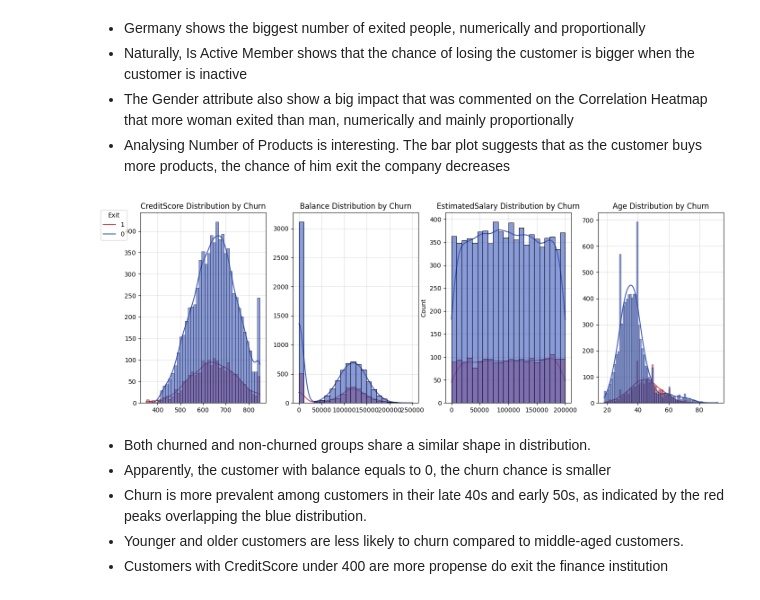
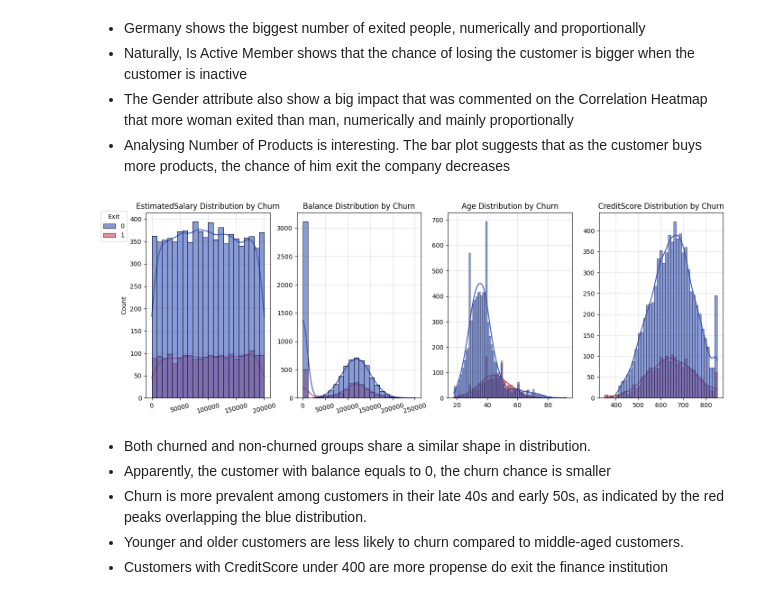
Before and after one commit to davirpp/Desafio-DS-Indicium, a Jupyter notebook: eda.ipynb, the cells around one changed output. Saved outputs shown, nothing was run; the diff lists cells and outputs as text; code cells hidden in the pictures.

```diff
--- a/eda.ipynb
+++ b/eda.ipynb
@@ -389,48 +310,38 @@ plt.show()
 * Naturally, Is Active Member shows that the chance of losing the customer is bigger when the customer is inactive
 * The Gender attribute also show a big impact that was commented on the Correlation Heatmap that more woman exited than man, numerically and mainly proportionally
 * Analysing Number of Products is interesting. The bar plot suggests that as the customer buys more products, the chance of him exit the company decreases
-# %%
-plt.figure(figsize=(15, 5))
-
-# EstimatedSalary
-plt.subplot(143)
-ax1 = sns.histplot(data=df, x='EstimatedSalary', hue='Exited', palette=['#3a58bf', '#d1495b'], multiple="layer", alpha=0.6, zorder=10, kde=True, legend=False)
-plt.title('EstimatedSalary Distribution by Churn')
-plt.xlabel('')
-plt.grid(alpha=.4, zorder=-10)
-
-# Balance
-plt.subplot(142)
-ax2 = sns.histplot(data=df, x='Balance', hue='Exited', palette=['#3a58bf', '#d1495b'], multiple="layer", alpha=0.6, zorder=10, kde=True, legend=False)
-plt.title('Balance Distribution by Churn')
-plt.xlabel('')
-plt.ylabel('')
-plt.grid(alpha=.4, zorder=-10)
-
-# Age
-plt.subplot(144)
-ax3 = sns.histplot(data=df, x='Age', hue='Exited', palette=['#3a58bf', '#d1495b'], multiple="layer", alpha=0.6, zorder=10, kde=True, legend=False)
-plt.title('Age Distribution by Churn')
-plt.xlabel('')
-plt.ylabel('')
-plt.grid(alpha=.4, zorder=-10)
-
-# CreditScore
-plt.subplot(141)
-ax4 = sns.histplot(data=df, x='CreditScore', hue='Exited', palette=['#3a58bf', '#d1495b'], multiple="layer", alpha=0.6, zorder=10, kde=True, legend=False)
-plt.title('CreditScore Distribution by Churn')
-plt.xlabel('')
-plt.ylabel('')
-plt.grid(alpha=.4, zorder=-10)
-
-# Add a single legend for all subplots
-plt.figlegend(title='Exit', labels=[1,0], loc='center left', bbox_to_anchor=(-0.03, 0.87))
-
-plt.tight_layout()
-plt.subplots_adjust(wspace=0.22, hspace=0.2, right=0.9)
-plt.show()
-# %% [output]
-[figure, removed]
+# %%
+plt.figure(figsize=(15, 5))
+
+plot_sequence = ['EstimatedSalary', 'Balance', 'Age', 'CreditScore']
+title_sequence = ['EstimatedSalary Distribution by Churn',
+                  'Balance Distribution by Churn',
+                  'Age Distribution by Churn',
+                  'CreditScore Distribution by Churn']
+
+palette = ['#3a58bf', '#d1495b']
+
+for i, col in enumerate(plot_sequence):
+    plt.subplot(1, 4, i + 1)
+    ax = sns.histplot(data=df, x=col, hue='Exited', palette=palette, multiple="layer",
+                      alpha=0.6, zorder=10, kde=True, legend=False)
+    plt.title(title_sequence[i])
+    plt.xlabel('')
+    plt.ylabel('Count' if i == 0 else '')
+    plt.grid(alpha=.4, zorder=-10)
+    if col in ('EstimatedSalary', 'Balance'):
+        plt.xticks(rotation=15)
+
+legend_labels = [Patch(facecolor=palette[0], edgecolor='black', label=0, alpha=0.6),
+                 Patch(facecolor=palette[1], edgecolor='black', label=1, alpha=0.6)]
+
+plt.figlegend(handles=legend_labels, title='Exit', loc='center left', bbox_to_anchor=(-0.025, 0.865))
+
+plt.tight_layout()
+plt.subplots_adjust(wspace=0.22, hspace=0.2, right=0.9)
+plt.show()
+# %% [output]
+[figure, added]
 # %% [markdown]
 * Both churned and non-churned groups share a similar shape in distribution.
 * Apparently, the customer with balance equals to 0, the churn chance is smaller
```
Also changed, not shown: parts of 11 cells of this notebook, 1 other file.
